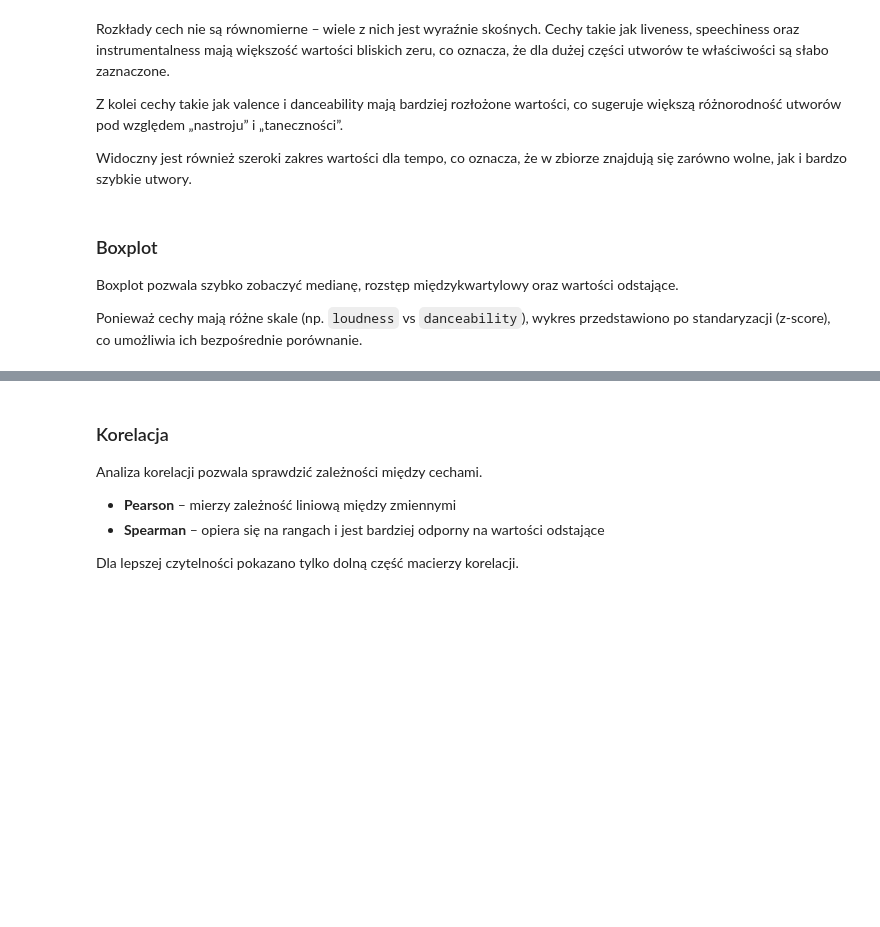
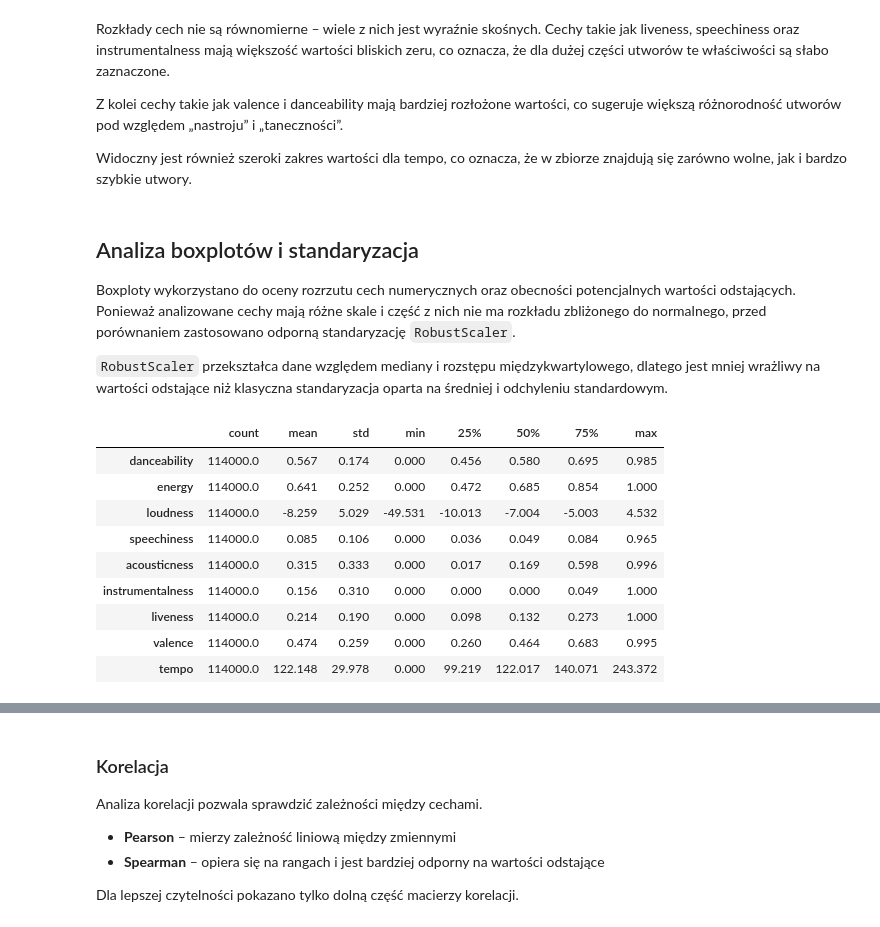
Before and after one commit to Narrovv/Projekt-Eksploracja-Danych, a Jupyter notebook: analiza.ipynb, the cells around one changed output, grey strips where cells are left out. Saved outputs shown, nothing was run; the diff lists cells and outputs as text; code cells hidden in the pictures; blank space fills up the shorter version.

```diff
--- a/analiza.ipynb
+++ b/analiza.ipynb
@@ -274,8 +276,43 @@ Z kolei cechy takie jak valence i danceability mają bardziej rozłożone warto
 
 Widoczny jest również szeroki zakres wartości dla tempo, co oznacza, że w zbiorze znajdują się zarówno wolne, jak i bardzo szybkie utwory.
 # %% [markdown]
-### Boxplot
+## Analiza boxplotów i standaryzacja
 
-Boxplot pozwala szybko zobaczyć medianę, rozstęp międzykwartylowy oraz wartości odstające.
+Boxploty wykorzystano do oceny rozrzutu cech numerycznych oraz obecności potencjalnych wartości odstających. Ponieważ analizowane cechy mają różne skale i część z nich nie ma rozkładu zbliżonego do normalnego, przed porównaniem zastosowano odporną standaryzację `RobustScaler`.
 
-Ponieważ cechy mają różne skale (np. `loudness` vs `danceability`), wykres przedstawiono po standaryzacji (z-score), co umożliwia ich bezpośrednie porównanie.
+`RobustScaler` przekształca dane względem mediany i rozstępu międzykwartylowego, dlatego jest mniej wrażliwy na wartości odstające niż klasyczna standaryzacja oparta na średniej i odchyleniu standardowym.
+# %%
+import pandas as pd
+import matplotlib.pyplot as plt
+import seaborn as sns
+
+from sklearn.preprocessing import RobustScaler
+
+features = [
+    "danceability",
+    "energy",
+    "loudness",
+    "speechiness",
+    "acousticness",
+    "instrumentalness",
+    "liveness",
+    "valence",
+    "tempo"
+]
+
+features = [col for col in features if col in df.columns]
+
+X = df[features].apply(pd.to_numeric, errors="coerce").dropna()
+
+X.describe().T.round(3)
+# %% [output]
+|  | count | mean | std | min | 25% | 50% | 75% | max |
+| danceability | 114000.0 | 0.567 | 0.174 | 0.000 | 0.456 | 0.580 | 0.695 | 0.985 |
+| energy | 114000.0 | 0.641 | 0.252 | 0.000 | 0.472 | 0.685 | 0.854 | 1.000 |
+| loudness | 114000.0 | -8.259 | 5.029 | -49.531 | -10.013 | -7.004 | -5.003 | 4.532 |
+| speechiness | 114000.0 | 0.085 | 0.106 | 0.000 | 0.036 | 0.049 | 0.084 | 0.965 |
+| acousticness | 114000.0 | 0.315 | 0.333 | 0.000 | 0.017 | 0.169 | 0.598 | 0.996 |
+| instrumentalness | 114000.0 | 0.156 | 0.310 | 0.000 | 0.000 | 0.000 | 0.049 | 1.000 |
+| liveness | 114000.0 | 0.214 | 0.190 | 0.000 | 0.098 | 0.132 | 0.273 | 1.000 |
+| valence | 114000.0 | 0.474 | 0.259 | 0.000 | 0.260 | 0.464 | 0.683 | 0.995 |
+| tempo | 114000.0 | 122.148 | 29.978 | 0.000 | 99.219 | 122.017 | 140.071 | 243.372 |
```
Also changed, not shown: parts of 8 cells of this notebook.
